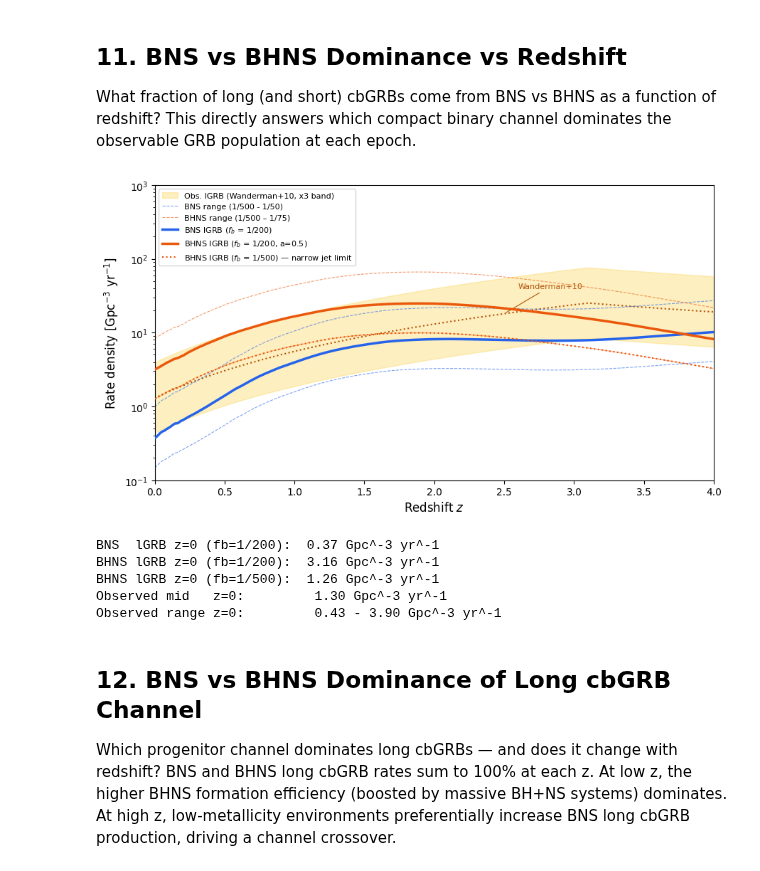
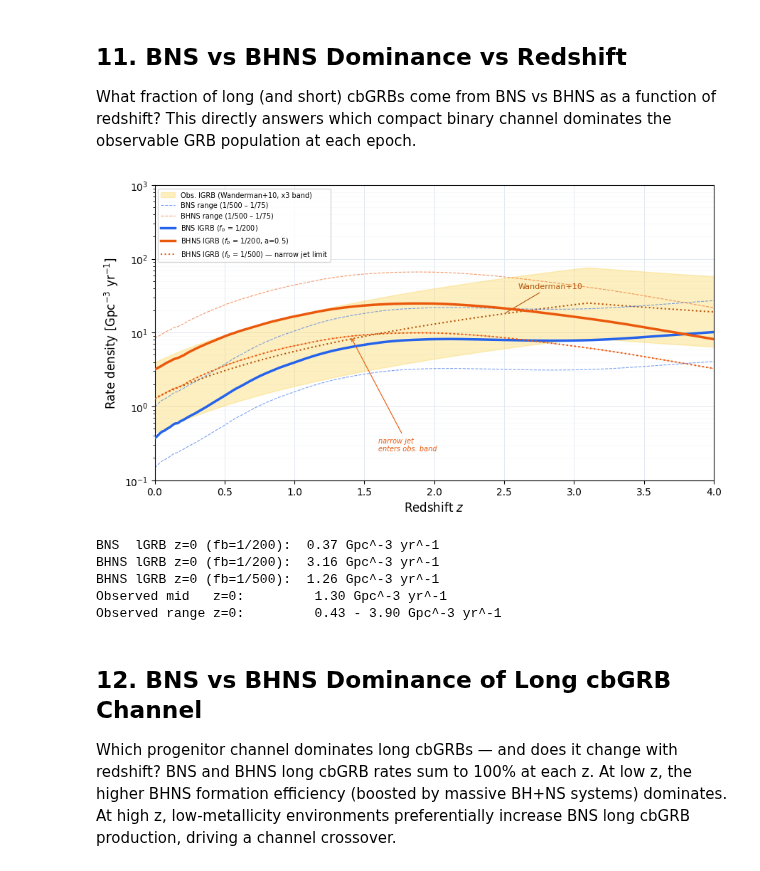
Before and after one commit to jorodgrz/GRBproject, a Jupyter notebook: GRB_CosmicRate.ipynb, the cells around one changed output. Cells and saved outputs as stored; diff of their text form; code cells hidden in the pictures.

```diff
--- a/GRB_CosmicRate.ipynb
+++ b/GRB_CosmicRate.ipynb
@@ -803,7 +846,7 @@ This directly answers which compact binary channel dominates the observable GRB
 # %%
 # ── Beaming correction ────────────────────────────────────────────────────
 # fb = 1 - cos(theta_jet).  Fiducial: theta_jet ~ 5.7 deg -> fb = 1/200.
-# Range: fb_lo = 1/500, fb_hi = 1/50  (Fong+15, Berger 2014).
+# Range: fb_lo = 1/500, fb_hi = 1/75  (Fong+15, Berger 2014).
 fb_fid = 1.0 / 200.0
 fb_lo  = 1.0 / 500.0
 fb_hi  = 1.0 / 75.0   # theta_jet ~ 11 deg, conservative upper limit
@@ -847,40 +890,51 @@ ax.annotate('Wanderman+10', xy=(redshifts[iz], obs_mid[iz]),
 # BNS beaming range: two thin dashed boundary lines, no fill
 ax.plot(redshifts, bns_lo, color='#2563EB', lw=0.8, ls='--', alpha=0.6)
 ax.plot(redshifts, bns_hi, color='#2563EB', lw=0.8, ls='--', alpha=0.6,
-        label='BNS range (1/500 - 1/50)')
+        label='BNS range (1/500 – 1/75)')
 
 # BHNS beaming range: two thin dashed boundary lines, no fill
 ax.plot(redshifts, bhns_lo, color='#EA580C', lw=0.8, ls='--', alpha=0.6)
 ax.plot(redshifts, bhns_hi, color='#EA580C', lw=0.8, ls='--', alpha=0.6,
         label='BHNS range (1/500 – 1/75)')
 
 # Fiducial lines
 ax.plot(redshifts, bns_fid,  color='#2563EB', lw=2.5, ls='-',  zorder=3,
         label=r'BNS lGRB ($f_b$ = 1/200)')
 ax.plot(redshifts, bhns_fid, color='#EA580C', lw=2.5, ls='-',  zorder=3,
         label=r'BHNS lGRB ($f_b$ = 1/200, a=0.5)')
 
 # Conservative BHNS line: fb=1/500 — if this enters the obs band, it constrains spin
 ax.plot(redshifts, bhns_cons, color='#EA580C', lw=1.5, ls=':',  zorder=3,
         label=r'BHNS lGRB ($f_b$ = 1/500) — narrow jet limit')
 
+# Annotate where the narrow-jet line enters the observed band
+iz2 = np.argmin(np.abs(redshifts - 1.4))
+ax.annotate('narrow jet\nenters obs. band', xy=(redshifts[iz2], bhns_cons[iz2]),
+            xytext=(1.6, 0.25), fontsize=7, color='#EA580C', style='italic',
+            arrowprops=dict(arrowstyle='->', color='#EA580C', lw=0.8))
+
+# Grid
+ax.grid(which='major', color='#E2E8F0', linewidth=0.7, linestyle='-', zorder=0)
+ax.grid(which='minor', color='#F1F5F9', linewidth=0.4, linestyle='-', zorder=0)
+ax.set_axisbelow(True)
+
 ax.set_xlim(0, 4)
 ax.set_ylim(1e-1, 1e3)
 ax.set_yscale('log')
 ax.set_xlabel('Redshift $z$', fontsize=12)
 ax.set_ylabel(r'Rate density [Gpc$^{-3}$ yr$^{-1}$]', fontsize=12)
-ax.legend(fontsize=8, loc='upper left')
+ax.legend(fontsize=7, loc='upper left')
 plt.tight_layout()
 plt.savefig('/Users/josephrodriguez/research visualization/Plots/rate_bns_bhns_dominance.png', dpi=150, bbox_inches='tight')
 plt.show()
 
 print(f"BNS  lGRB z=0 (fb=1/200):  {bns_fid[0]:.2f} Gpc^-3 yr^-1")
 print(f"BHNS lGRB z=0 (fb=1/200):  {bhns_fid[0]:.2f} Gpc^-3 yr^-1")
 print(f"BHNS lGRB z=0 (fb=1/500):  {bhns_cons[0]:.2f} Gpc^-3 yr^-1")
 print(f"Observed mid   z=0:         {obs_mid[0]:.2f} Gpc^-3 yr^-1")
 print(f"Observed range z=0:         {obs_lo[0]:.2f} - {obs_hi[0]:.2f} Gpc^-3 yr^-1")
 # %% [output]
-[figure, old version]
+[figure, new version]
 BNS  lGRB z=0 (fb=1/200):  0.37 Gpc^-3 yr^-1
 BHNS lGRB z=0 (fb=1/200):  3.16 Gpc^-3 yr^-1
 BHNS lGRB z=0 (fb=1/500):  1.26 Gpc^-3 yr^-1
```
Also changed, not shown: parts of 3 cells of this notebook, 10 other files.
